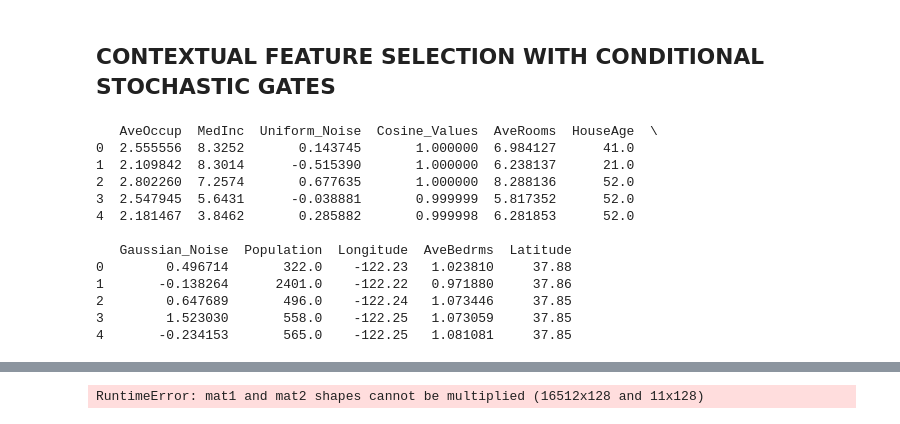
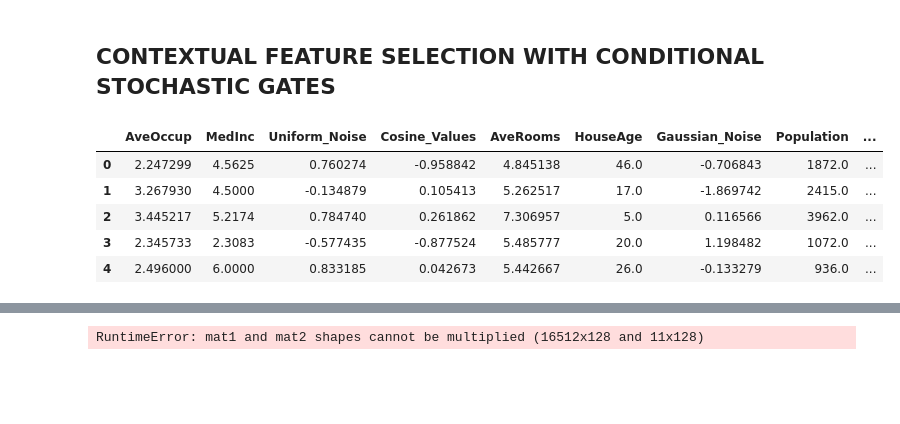
Before and after one commit to yonatanwies/GeometryOfInformation, a Jupyter notebook: Milestone3/Contextual_Stochastic_Gates_for_Feature_Selection_V1.ipynb, the cells around one changed output, grey strips where cells are left out. Drawn from its saved outputs; the diff is of its cells as text; code cells hidden in the pictures; blank space fills up the shorter version.

```diff
--- a/Milestone3/Contextual_Stochastic_Gates_for_Feature_Selection_V1.ipynb
+++ b/Milestone3/Contextual_Stochastic_Gates_for_Feature_Selection_V1.ipynb
@@ -30,11 +30,12 @@ cosine_values = np.cos(np.linspace(0, 10, X.shape[0]))
 
 # Create a DataFrame from X
 df = pd.DataFrame(X, columns=column_names)
-
+df=df.sample(frac=1,random_state=42).reset_index(drop=True)
 # Add the noise columns to DataFrame
 df['Gaussian_Noise'] = gaussian_noise
 df['Uniform_Noise'] = uniform_noise
 df['Cosine_Values'] = cosine_values
+df=df.sample(frac=1,random_state=42).reset_index(drop=True)
 
 # Shuffle column locations
 np.random.seed(42)  # Ensure reproducibility for column shuffling
@@ -43,7 +44,7 @@ df = df[shuffled_columns]
 
 # Now, df is a DataFrame with shuffled columns and includes the noise features
 # You can view the DataFrame as follows:
-print(df.head())
+display(df.head())
 
 # Convert target to a DataFrame and concatenate with features for a complete view
 y_df = pd.DataFrame(y, columns=['Target'])
@@ -53,43 +54,36 @@ df_full = pd.concat([df, y_df], axis=1)
 from sklearn.model_selection import train_test_split
 from sklearn.preprocessing import StandardScaler
 import torch
 from torch.utils.data import TensorDataset
 
 # Splitting the data (assuming you want to keep DataFrame structure for X)
 X_train, X_test, y_train, y_test = train_test_split(df, y, test_size=0.2, random_state=42)
 
 # Scaling features
 scaler = StandardScaler()
 X_train_scaled = pd.DataFrame(scaler.fit_transform(X_train), columns=X_train.columns)
 X_test_scaled = pd.DataFrame(scaler.transform(X_test), columns=X_test.columns)
 
 # X_train_scaled and X_test_scaled are now DataFrames with scaled features and retained column names.
 # convert them to PyTorch tensors
 X_train_tensor = torch.tensor(X_train_scaled.values, dtype=torch.float32)
 X_test_tensor = torch.tensor(X_test_scaled.values, dtype=torch.float32)
 y_train_tensor = torch.tensor(y_train, dtype=torch.float32)
 y_test_tensor = torch.tensor(y_test, dtype=torch.float32)
 y_train_tensor = y_train_tensor.view(-1, 1)
 y_test_tensor = y_test_tensor.view(-1, 1)
 
 # Create TensorDataset
 train_dataset = TensorDataset(X_train_tensor, y_train_tensor)
 test_dataset = TensorDataset(X_test_tensor, y_test_tensor)
 
 # new column names
 feature_names = np.array(X_train_scaled.columns)
 # feature_names
 # %% [output]
-   AveOccup  MedInc  Uniform_Noise  Cosine_Values  AveRooms  HouseAge  \
-0  2.555556  8.3252       0.143745       1.000000  6.984127      41.0
-1  2.109842  8.3014      -0.515390       1.000000  6.238137      21.0
-2  2.802260  7.2574       0.677635       1.000000  8.288136      52.0
-3  2.547945  5.6431      -0.038881       0.999999  5.817352      52.0
-4  2.181467  3.8462       0.285882       0.999998  6.281853      52.0
-
-   Gaussian_Noise  Population  Longitude  AveBedrms  Latitude
-0        0.496714       322.0    -122.23   1.023810     37.88
-1       -0.138264      2401.0    -122.22   0.971880     37.86
-2        0.647689       496.0    -122.24   1.073446     37.85
-3        1.523030       558.0    -122.25   1.073059     37.85
-4       -0.234153       565.0    -122.25   1.081081     37.85
+|  | AveOccup | MedInc | Uniform_Noise | Cosine_Values | AveRooms | HouseAge | Gaussian_Noise | Population | ... |
+| 0 | 2.247299 | 4.5625 | 0.760274 | -0.958842 | 4.845138 | 46.0 | -0.706843 | 1872.0 | ... |
+| 1 | 3.267930 | 4.5000 | -0.134879 | 0.105413 | 5.262517 | 17.0 | -1.869742 | 2415.0 | ... |
+| 2 | 3.445217 | 5.2174 | 0.784740 | 0.261862 | 7.306957 | 5.0 | 0.116566 | 3962.0 | ... |
+| 3 | 2.345733 | 2.3083 | -0.577435 | -0.877524 | 5.485777 | 20.0 | 1.198482 | 1072.0 | ... |
+| 4 | 2.496000 | 6.0000 | 0.833185 | 0.042673 | 5.442667 | 26.0 | -0.133279 | 936.0 | ... |
```
Also changed, not shown: parts of 10 cells of this notebook.
